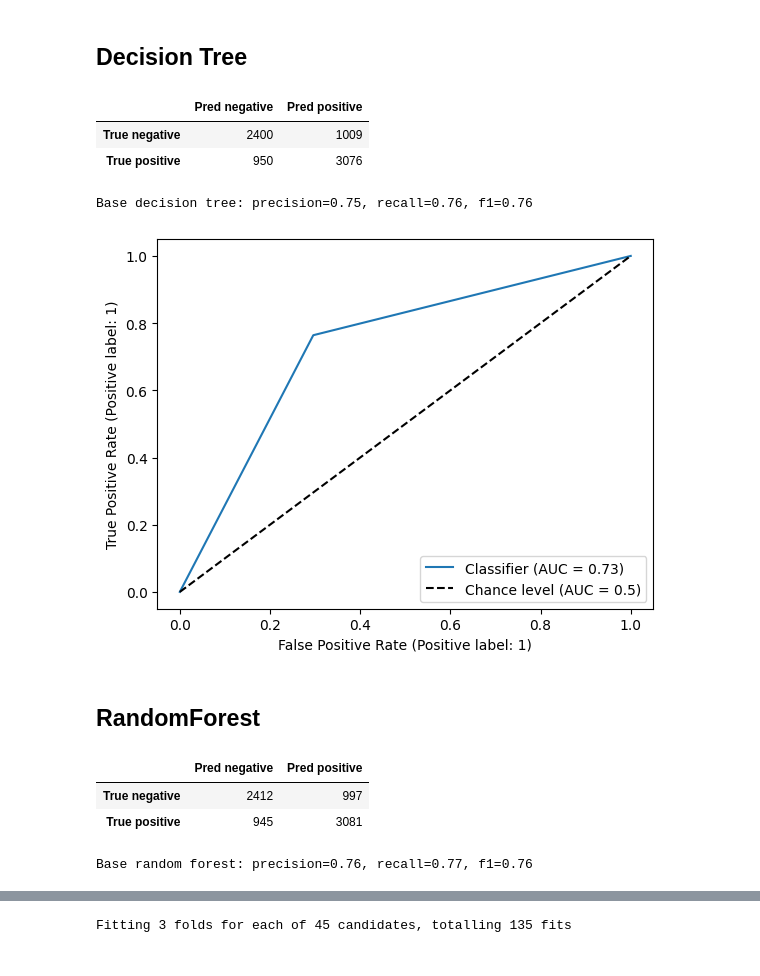
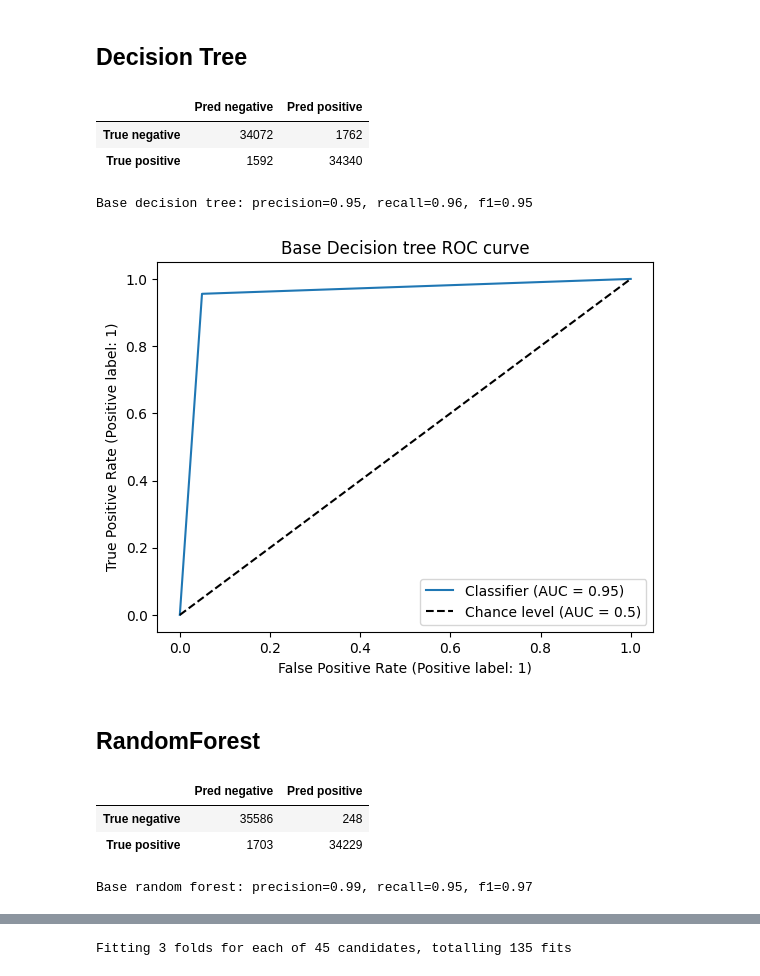
Before and after one commit to respwill/fraud_transaction, a Jupyter notebook: Training/train_model.ipynb, the cells around one changed output, grey strips where cells are left out. Saved outputs shown, nothing was run; the diff lists cells and outputs as text; code cells hidden in the pictures.

Commit message:
Update results
SMOTE train data was too big to upload.

```diff
--- a/Training/train_model.ipynb
+++ b/Training/train_model.ipynb
@@ -7,8 +8,8 @@ from IPython.display import Image
 # %%
-train_X = pd.read_csv('../Dataset/train_X.csv')
-train_y = pd.read_csv('../Dataset/train_y.csv')
-test_X = pd.read_csv('../Dataset/test_X.csv')
-test_y = pd.read_csv('../Dataset/test_y.csv')
+train_X = pd.read_csv('../Dataset/SMOTE_train_X.csv')
+train_y = pd.read_csv('../Dataset/SMOTE_train_y.csv')
+test_X = pd.read_csv('../Dataset/SMOTE_test_X.csv')
+test_y = pd.read_csv('../Dataset/SMOTE_test_y.csv')
 # %%
 train_X.shape, train_y.shape
 # %% [output]
@@ -44,8 +46,8 @@ pred_y = decision_tree_base.predict(test_X)
 pd.DataFrame(confusion_matrix(test_y, pred_y), index=['True negative', 'True positive'], columns=['Pred negative', 'Pred positive'])
 # %% [output]
 |  | Pred negative | Pred positive |
-| True negative | 2400 | 1009 |
-| True positive | 950 | 3076 |
+| True negative | 34072 | 1762 |
+| True positive | 1592 | 34340 |
 # %%
 def get_score(test_y, pred_y):
     precision = precision_score(test_y, pred_y)
@@ -56,4 +58,4 @@ def get_score(test_y, pred_y):
 dt_precision, dt_recall, dt_f1 = get_score(test_y, pred_y)
 print(f"Base decision tree: precision={dt_precision}, recall={dt_recall}, f1={dt_f1}")
 # %% [output]
-Base decision tree: precision=0.75, recall=0.76, f1=0.76
+Base decision tree: precision=0.95, recall=0.96, f1=0.95
@@ -62,9 +62,9 @@ fpr, tpr, thresholds = roc_curve(test_y, pred_y)
 # %%
-roc_display = RocCurveDisplay.from_predictions(test_y, pred_y, plot_chance_level=True)
-# roc_display.figure_.savefig("decision_base_roc_curve.png")
-# Image("decision_base_roc_curve.png")
+fig, ax = plt.subplots()
+roc_display = RocCurveDisplay.from_predictions(test_y, pred_y, plot_chance_level=True, ax=ax)
+ax.set_title('Base Decision tree ROC curve');
 # %% [output]
-[figure, old version]
+[figure, new version]
 # %% [markdown]
 ## RandomForest
 # %%
@@ -75,11 +75,11 @@ pred_y = random_forest_base.predict(test_X)
 pd.DataFrame(confusion_matrix(test_y, pred_y), index=['True negative', 'True positive'], columns=['Pred negative', 'Pred positive'])
 # %% [output]
 |  | Pred negative | Pred positive |
-| True negative | 2412 | 997 |
-| True positive | 945 | 3081 |
+| True negative | 35586 | 248 |
+| True positive | 1703 | 34229 |
 # %%
 dt_precision, dt_recall, dt_f1 = get_score(test_y, pred_y)
 print(f"Base random forest: precision={dt_precision}, recall={dt_recall}, f1={dt_f1}")
 # %% [output]
-Base random forest: precision=0.76, recall=0.77, f1=0.76
+Base random forest: precision=0.99, recall=0.95, f1=0.97
 # %%
```
Also changed, not shown: parts of 27 cells of this notebook, 23 other files.
